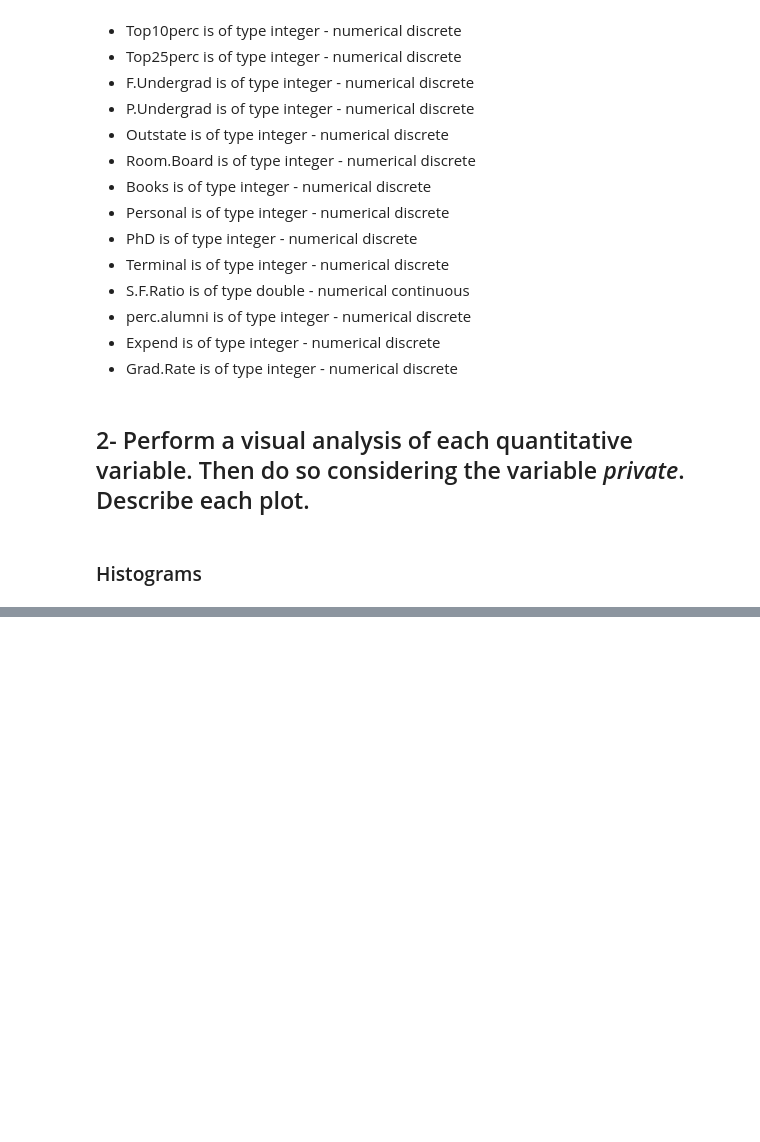
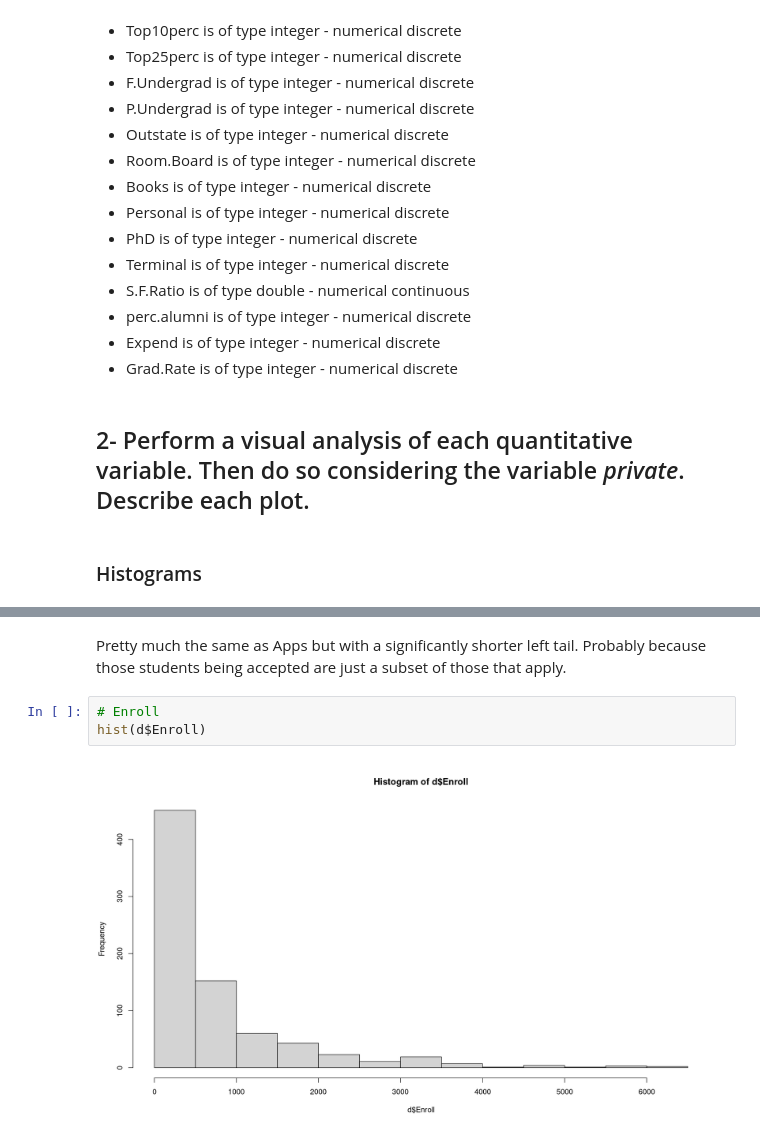
Before and after one commit to dreth/UC3MMultivariateAnalysis, a Jupyter notebook: Topic 1/Exercise 1/Exercise_1.ipynb, the cells around one changed output, grey strips where cells are left out. Drawn from its saved outputs; the diff is of its cells as text; blank space fills up the shorter version.

```diff
--- a/Topic 1/Exercise 1/Exercise_1.ipynb
+++ b/Topic 1/Exercise 1/Exercise_1.ipynb
@@ -60,0 +75,7 @@ hist(d$Apps)
+# %% [markdown]
+Pretty much the same as Apps but with a significantly shorter left tail. Probably because those students being accepted are just a subset of those that apply.
+# %%
+# Enroll
+hist(d$Enroll)
+# %% [output]
+[figure, added]
```
Also changed, not shown: parts of 38 cells of this notebook.
